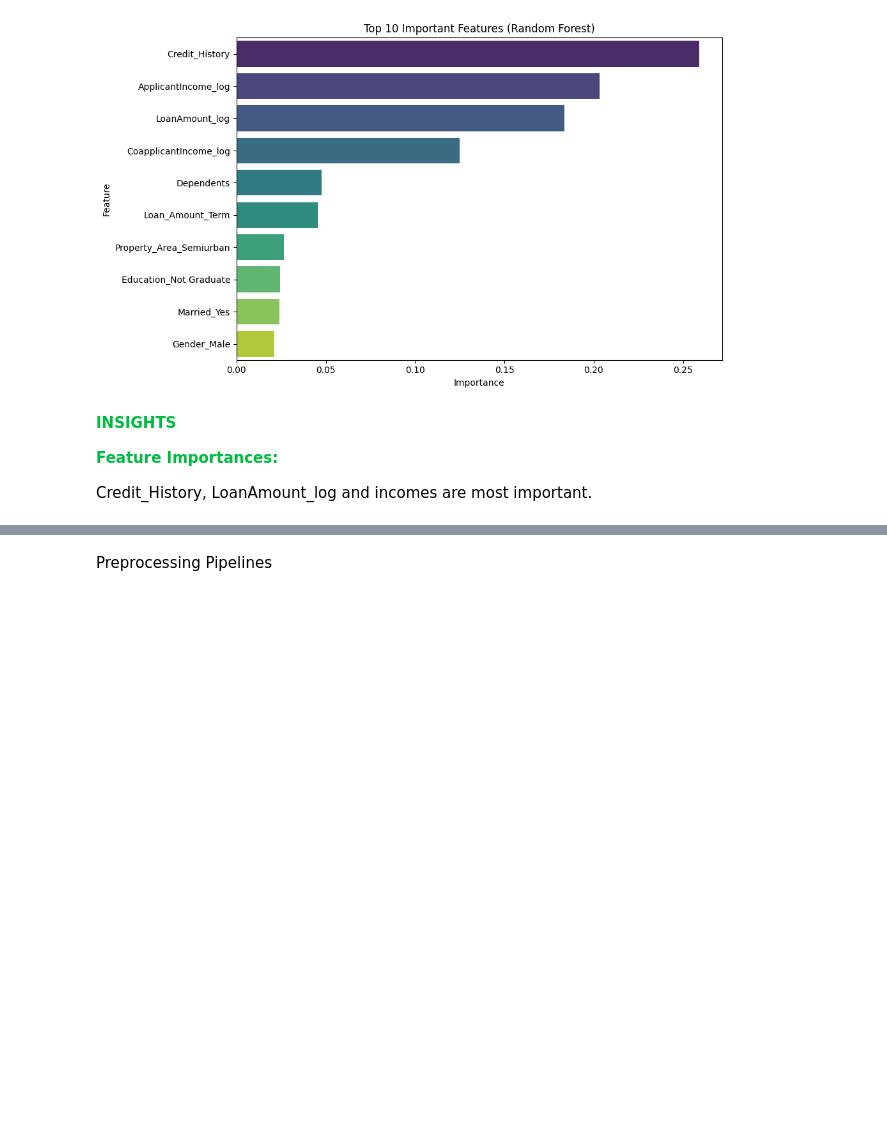
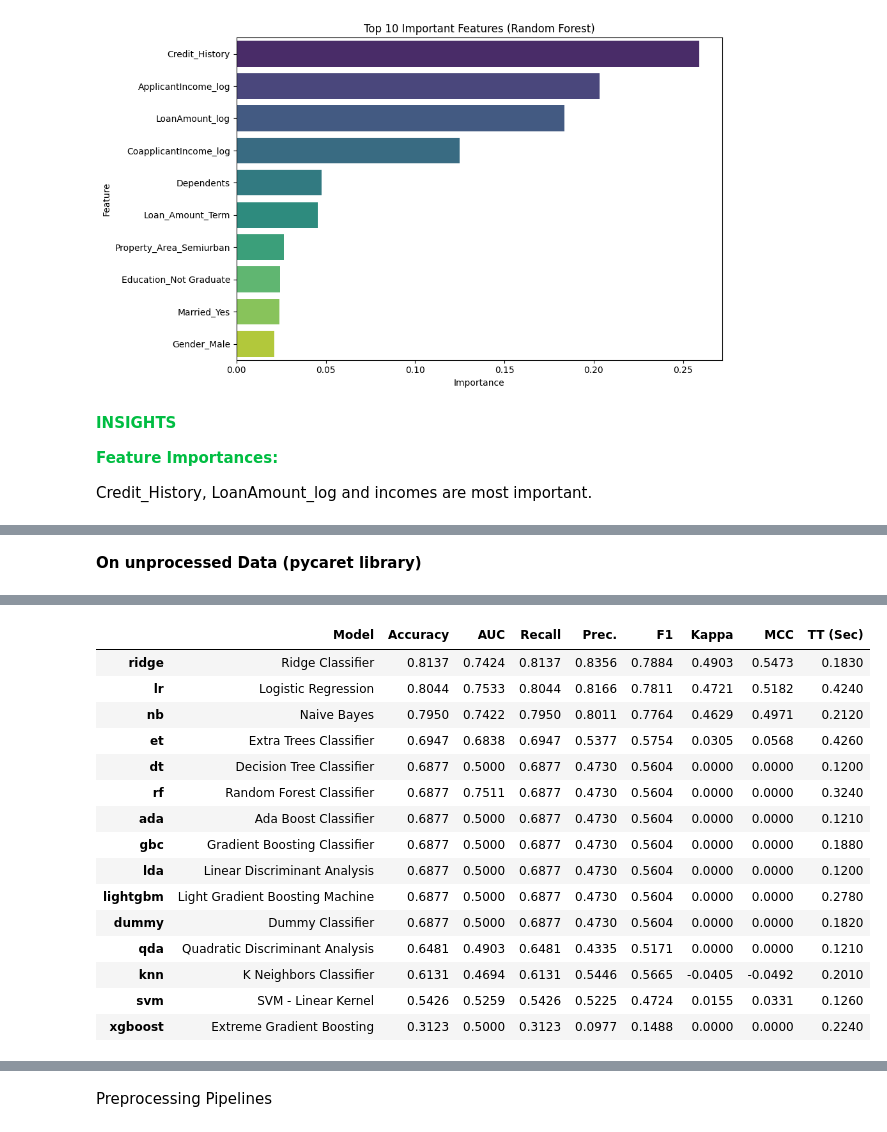
Before and after one commit to anoureddin/mlt_loan_app, a Jupyter notebook: eda_ml_data/notebooks/eda_and_cleaning.ipynb, the cells around one changed output, grey strips where cells are left out. Cells and saved outputs as stored; diff of their text form; code cells hidden in the pictures; blank space fills up the shorter version.

Commit message:
applied pycaret library, compared models metrics.

```diff
--- a/eda_ml_data/notebooks/eda_and_cleaning.ipynb
+++ b/eda_ml_data/notebooks/eda_and_cleaning.ipynb
@@ -632,0 +642,35 @@ Credit_History, LoanAmount_log and incomes are most important.
+# %% [markdown]
+**On unprocessed Data (pycaret library)**
+# %%
+import pandas as pd
+from pycaret.classification import *
+
+# Load the dataset
+df_model1 = pd.read_csv('/content/loan_prediction.csv')
+
+# Setup PyCaret
+# data: The dataframe to use
+# target: The column name of the target variable
+# session_id: A random integer for reproducible results across multiple runs
+# remove_outliers: whether to remove outliers from the training data (based on PCA). Default is False.
+# normalize: whether to apply normalization. Default is False.
+# transformation: whether to apply power transformation (yeo-johnson) to numerical features. Default is False.
+# fix_imbalance: whether to apply SMOTE to handle imbalanced data. Default is False.
+# data_preprocess: If True, data preprocessing will be performed by PyCaret. If False, no preprocessing is performed.
+#             In this case, we set it to True to use PyCaret's preprocessing.
+
+classification_setup = setup(data = df_model1,
+                            target = 'Loan_Status',
+                            session_id = 123,
+                            remove_outliers = False, # Set to True if you want PyCaret to handle outliers
+                            normalize = False, # Set to True for normalization
+                            transformation = False, # Set to True for transformation
+                            fix_imbalance = False, # Set to True to handle imbalance (SMOTE)
+                            preprocess = True, # Use PyCaret's preprocessing
+                            html=True,              # Hides setup wizard and prompts
+                            verbose=False             # Suppresses most of the logs
+                            )
+
+# Compare models
+best_model = compare_models()
+# %% [output]
@@ -632,0 +678,16 @@ Credit_History, LoanAmount_log and incomes are most important.
+|  | Model | Accuracy | AUC | Recall | Prec. | F1 | Kappa | MCC | TT (Sec) |
+| ridge | Ridge Classifier | 0.8137 | 0.7424 | 0.8137 | 0.8356 | 0.7884 | 0.4903 | 0.5473 | 0.1830 |
+| lr | Logistic Regression | 0.8044 | 0.7533 | 0.8044 | 0.8166 | 0.7811 | 0.4721 | 0.5182 | 0.4240 |
+| nb | Naive Bayes | 0.7950 | 0.7422 | 0.7950 | 0.8011 | 0.7764 | 0.4629 | 0.4971 | 0.2120 |
+| et | Extra Trees Classifier | 0.6947 | 0.6838 | 0.6947 | 0.5377 | 0.5754 | 0.0305 | 0.0568 | 0.4260 |
+| dt | Decision Tree Classifier | 0.6877 | 0.5000 | 0.6877 | 0.4730 | 0.5604 | 0.0000 | 0.0000 | 0.1200 |
+| rf | Random Forest Classifier | 0.6877 | 0.7511 | 0.6877 | 0.4730 | 0.5604 | 0.0000 | 0.0000 | 0.3240 |
+| ada | Ada Boost Classifier | 0.6877 | 0.5000 | 0.6877 | 0.4730 | 0.5604 | 0.0000 | 0.0000 | 0.1210 |
+| gbc | Gradient Boosting Classifier | 0.6877 | 0.5000 | 0.6877 | 0.4730 | 0.5604 | 0.0000 | 0.0000 | 0.1880 |
+| lda | Linear Discriminant Analysis | 0.6877 | 0.5000 | 0.6877 | 0.4730 | 0.5604 | 0.0000 | 0.0000 | 0.1200 |
+| lightgbm | Light Gradient Boosting Machine | 0.6877 | 0.5000 | 0.6877 | 0.4730 | 0.5604 | 0.0000 | 0.0000 | 0.2780 |
+| dummy | Dummy Classifier | 0.6877 | 0.5000 | 0.6877 | 0.4730 | 0.5604 | 0.0000 | 0.0000 | 0.1820 |
+| qda | Quadratic Discriminant Analysis | 0.6481 | 0.4903 | 0.6481 | 0.4335 | 0.5171 | 0.0000 | 0.0000 | 0.1210 |
+| knn | K Neighbors Classifier | 0.6131 | 0.4694 | 0.6131 | 0.5446 | 0.5665 | -0.0405 | -0.0492 | 0.2010 |
+| svm | SVM - Linear Kernel | 0.5426 | 0.5259 | 0.5426 | 0.5225 | 0.4724 | 0.0155 | 0.0331 | 0.1260 |
+| xgboost | Extreme Gradient Boosting | 0.3123 | 0.5000 | 0.3123 | 0.0977 | 0.1488 | 0.0000 | 0.0000 | 0.2240 |
```
Also changed, not shown: parts of 22 cells of this notebook.
